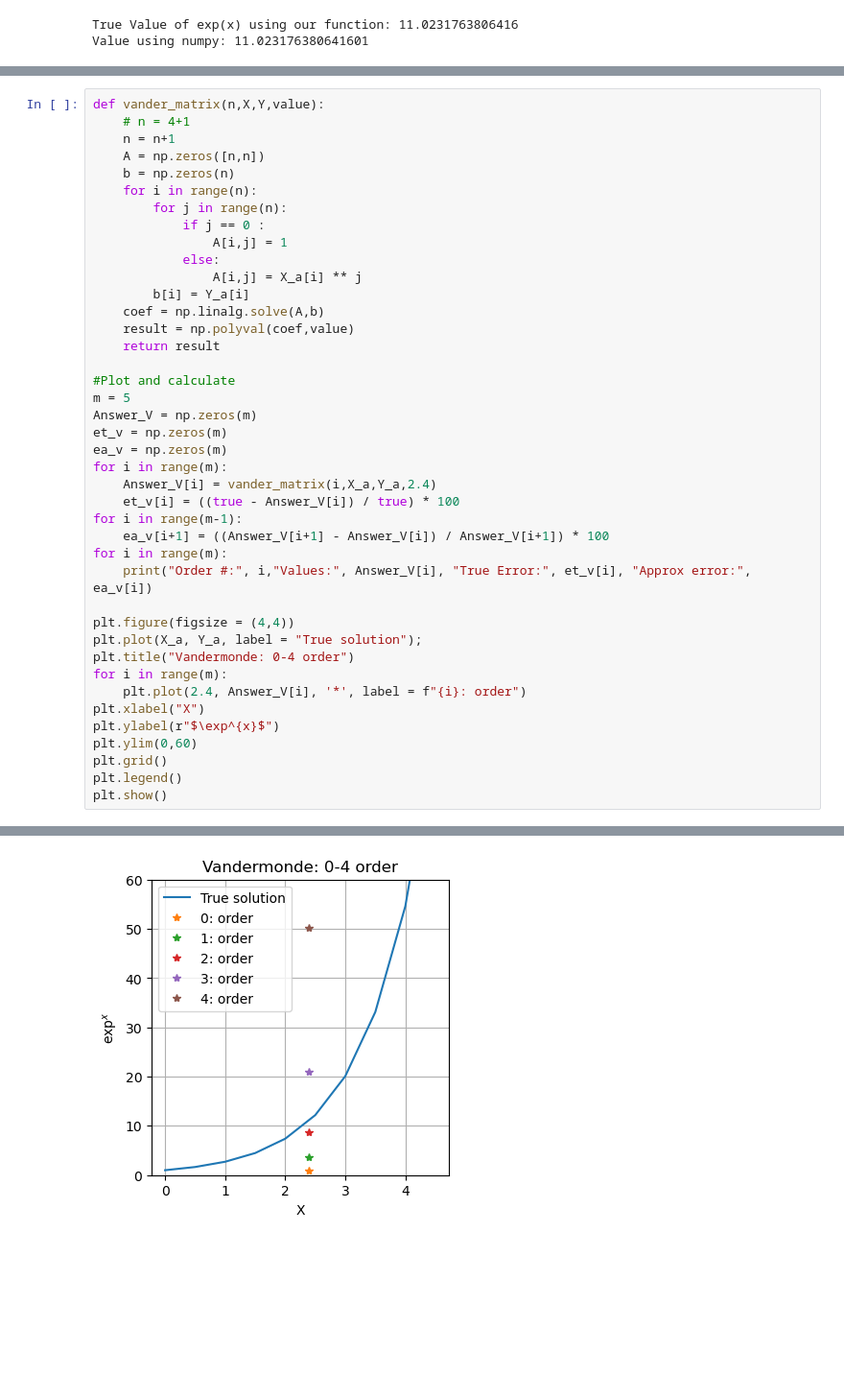
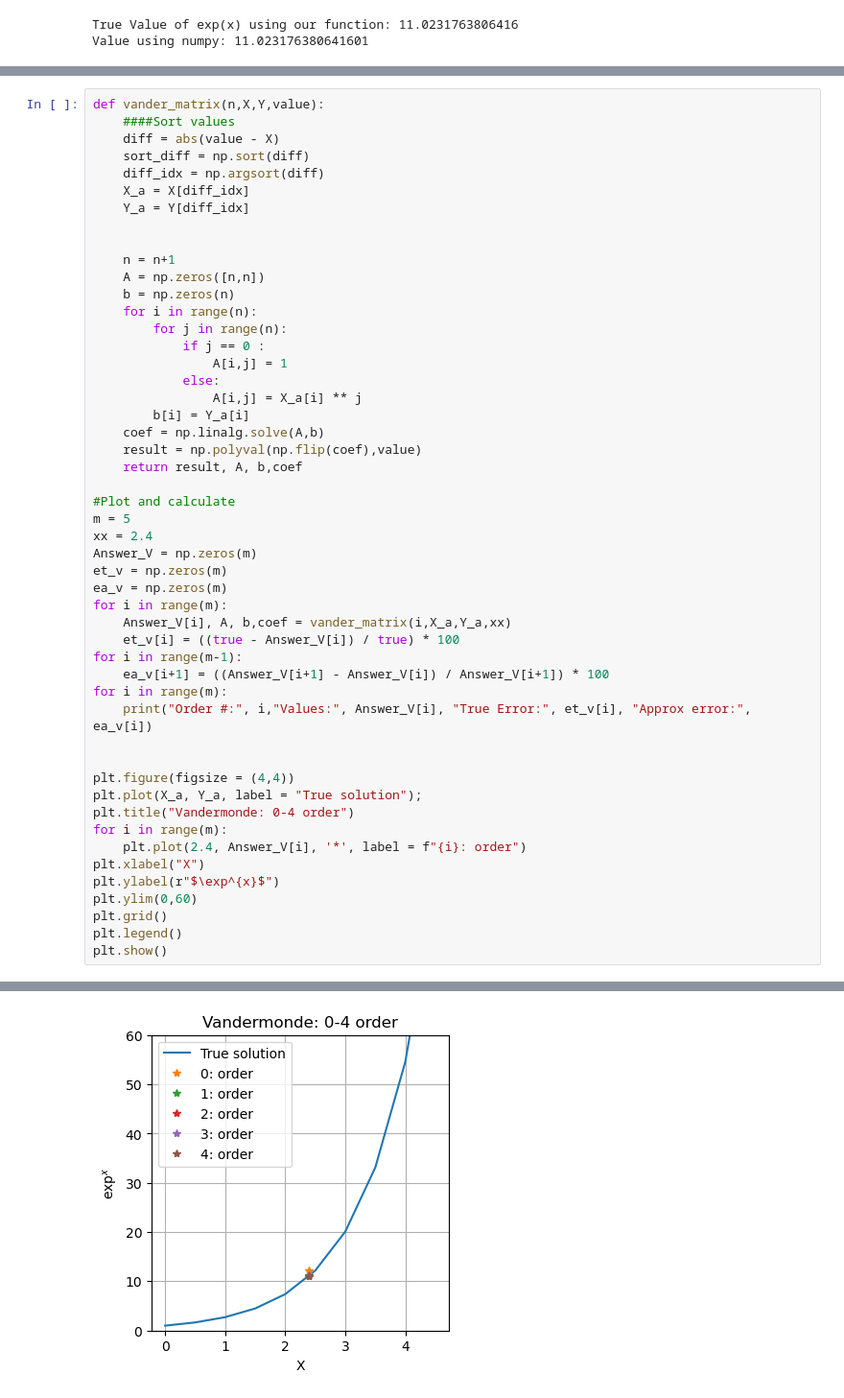
Before and after one commit to Ben-Corner/GOPH619_Labs, a Jupyter notebook: Lab1/619_Lab1.ipynb, the cells around one changed output, grey strips where cells are left out. Shown at 96% size. Drawn from its saved outputs; the diff is of its cells as text; blank space fills up the shorter version.

```diff
--- a/Lab1/619_Lab1.ipynb
+++ b/Lab1/619_Lab1.ipynb
@@ -215,6 +205,13 @@ Value using numpy: 11.023176380641601
 # %%
 def vander_matrix(n,X,Y,value):
-    # n = 4+1
+    ####Sort values
+    diff = abs(value - X)
+    sort_diff = np.sort(diff)
+    diff_idx = np.argsort(diff)
+    X_a = X[diff_idx]
+    Y_a = Y[diff_idx]
+
+
     n = n+1
     A = np.zeros([n,n])
     b = np.zeros(n)
@@ -226,21 +223,23 @@ def vander_matrix(n,X,Y,value):
                 A[i,j] = X_a[i] ** j
         b[i] = Y_a[i]
     coef = np.linalg.solve(A,b)
-    result = np.polyval(coef,value)
-    return result
+    result = np.polyval(np.flip(coef),value)
+    return result, A, b,coef
 
 #Plot and calculate
 m = 5
+xx = 2.4
 Answer_V = np.zeros(m)
 et_v = np.zeros(m)
 ea_v = np.zeros(m)
 for i in range(m):
-    Answer_V[i] = vander_matrix(i,X_a,Y_a,2.4)
+    Answer_V[i], A, b,coef = vander_matrix(i,X_a,Y_a,xx)
     et_v[i] = ((true - Answer_V[i]) / true) * 100
 for i in range(m-1):
     ea_v[i+1] = ((Answer_V[i+1] - Answer_V[i]) / Answer_V[i+1]) * 100
 for i in range(m):
     print("Order #:", i,"Values:", Answer_V[i], "True Error:", et_v[i], "Approx error:", ea_v[i])
+
 
 plt.figure(figsize = (4,4))
 plt.plot(X_a, Y_a, label = "True solution");
@@ -262 +261 @@ Order #: 4 Values: 50.30249130028235 True Error: -356.33390561200935 Approx erro
-[figure, old version]
+[figure, new version]
```
Also changed, not shown: parts of 17 cells of this notebook, 5 other files.
